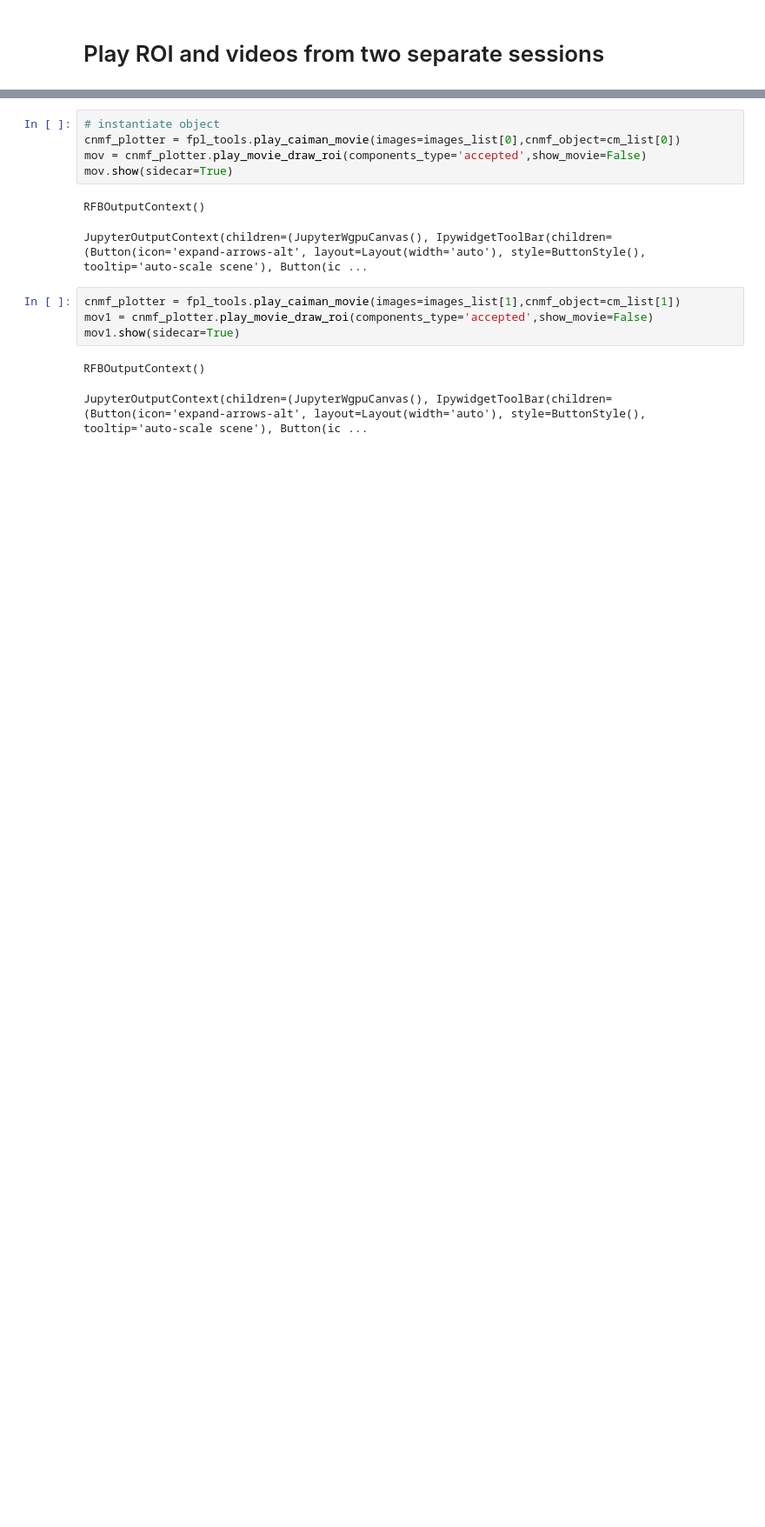
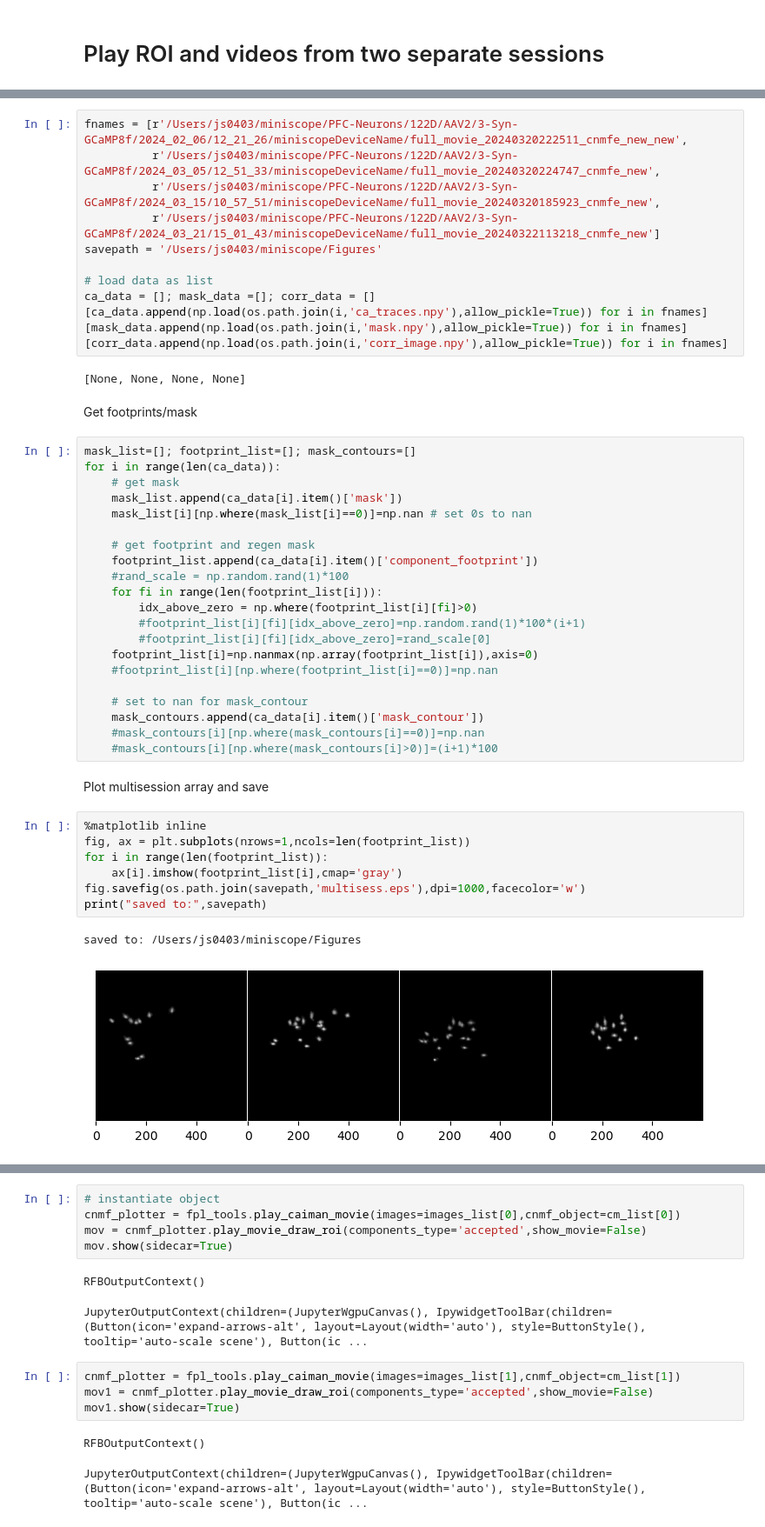
Before and after one commit to JohnStout/caiman_fastplotlib_notebooks, a Jupyter notebook: code/miniscope_cnmfe/plot_ROI_sessions.ipynb, the cells around one changed output, grey strips where cells are left out. Shown: that part at 87% size. Drawn from its saved outputs; the diff is of its cells as text; blank space fills up the shorter version.

```diff
--- a/code/miniscope_cnmfe/plot_ROI_sessions.ipynb
+++ b/code/miniscope_cnmfe/plot_ROI_sessions.ipynb
@@ -55,0 +74,49 @@ Suite2p not detected...
+# %%
+fnames = [r'/Users/js0403/miniscope/PFC-Neurons/122D/AAV2/3-Syn-GCaMP8f/2024_02_06/12_21_26/miniscopeDeviceName/full_movie_20240320222511_cnmfe_new_new',
+          r'/Users/js0403/miniscope/PFC-Neurons/122D/AAV2/3-Syn-GCaMP8f/2024_03_05/12_51_33/miniscopeDeviceName/full_movie_20240320224747_cnmfe_new',
+          r'/Users/js0403/miniscope/PFC-Neurons/122D/AAV2/3-Syn-GCaMP8f/2024_03_15/10_57_51/miniscopeDeviceName/full_movie_20240320185923_cnmfe_new',
+          r'/Users/js0403/miniscope/PFC-Neurons/122D/AAV2/3-Syn-GCaMP8f/2024_03_21/15_01_43/miniscopeDeviceName/full_movie_20240322113218_cnmfe_new']
+savepath = '/Users/js0403/miniscope/Figures'
+
+# load data as list
+ca_data = []; mask_data =[]; corr_data = []
+[ca_data.append(np.load(os.path.join(i,'ca_traces.npy'),allow_pickle=True)) for i in fnames]
+[mask_data.append(np.load(os.path.join(i,'mask.npy'),allow_pickle=True)) for i in fnames]
+[corr_data.append(np.load(os.path.join(i,'corr_image.npy'),allow_pickle=True)) for i in fnames]
+# %% [output]
+[None, None, None, None]
+# %% [markdown]
+Get footprints/mask
+# %%
+mask_list=[]; footprint_list=[]; mask_contours=[]
+for i in range(len(ca_data)):
+    # get mask
+    mask_list.append(ca_data[i].item()['mask'])
+    mask_list[i][np.where(mask_list[i]==0)]=np.nan # set 0s to nan
+
+    # get footprint and regen mask
+    footprint_list.append(ca_data[i].item()['component_footprint'])
+    #rand_scale = np.random.rand(1)*100
+    for fi in range(len(footprint_list[i])):
+        idx_above_zero = np.where(footprint_list[i][fi]>0)
+        #footprint_list[i][fi][idx_above_zero]=np.random.rand(1)*100*(i+1)
+        #footprint_list[i][fi][idx_above_zero]=rand_scale[0]
+    footprint_list[i]=np.nanmax(np.array(footprint_list[i]),axis=0)
+    #footprint_list[i][np.where(footprint_list[i]==0)]=np.nan
+
+    # set to nan for mask_contour
+    mask_contours.append(ca_data[i].item()['mask_contour'])
+    #mask_contours[i][np.where(mask_contours[i]==0)]=np.nan
+    #mask_contours[i][np.where(mask_contours[i]>0)]=(i+1)*100
+# %% [markdown]
+Plot multisession array and save
+# %%
+%matplotlib inline
+fig, ax = plt.subplots(nrows=1,ncols=len(footprint_list))
+for i in range(len(footprint_list)):
+    ax[i].imshow(footprint_list[i],cmap='gray')
+fig.savefig(os.path.join(savepath,'multisess.eps'),dpi=1000,facecolor='w')
+print("saved to:",savepath)
+# %% [output]
+saved to: /Users/js0403/miniscope/Figures
+[figure, added]
```
Also changed, not shown: parts of 7 cells of this notebook, 9 other files.
